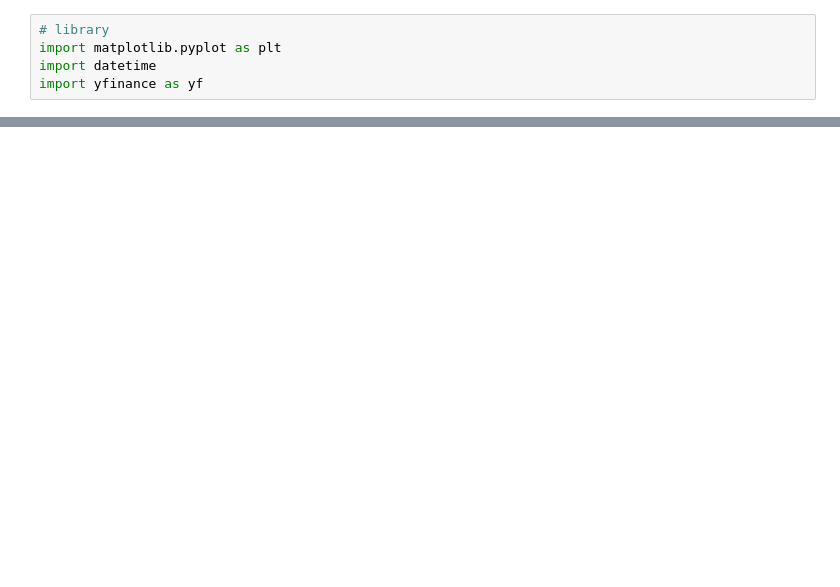
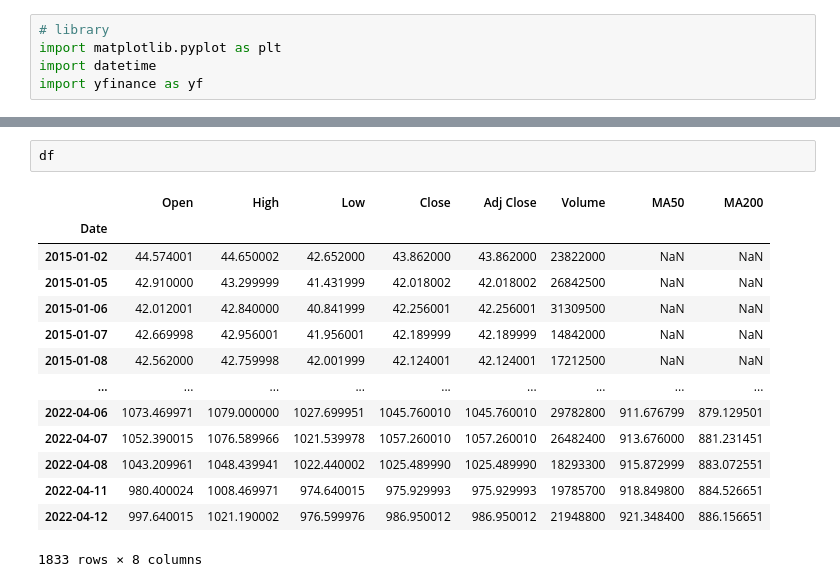
Before and after one commit to dabui99/Financial-Analysis, a Jupyter notebook: basic_analysis.ipynb, the cells around one changed output, grey strips where cells are left out. Cells and saved outputs as stored; diff of their text form; blank space fills up the shorter version.

```diff
--- a/basic_analysis.ipynb
+++ b/basic_analysis.ipynb
@@ -60,2 +55,19 @@ df['MA200'].plot(label="MA200")
+# %%
+df
+# %% [output]
+|  | Open | High | Low | Close | Adj Close | Volume | MA50 | MA200 |
+| Date |  |  |  |  |  |  |  |  |
+| 2015-01-02 | 44.574001 | 44.650002 | 42.652000 | 43.862000 | 43.862000 | 23822000 | NaN | NaN |
+| 2015-01-05 | 42.910000 | 43.299999 | 41.431999 | 42.018002 | 42.018002 | 26842500 | NaN | NaN |
+| 2015-01-06 | 42.012001 | 42.840000 | 40.841999 | 42.256001 | 42.256001 | 31309500 | NaN | NaN |
+| 2015-01-07 | 42.669998 | 42.956001 | 41.956001 | 42.189999 | 42.189999 | 14842000 | NaN | NaN |
+| 2015-01-08 | 42.562000 | 42.759998 | 42.001999 | 42.124001 | 42.124001 | 17212500 | NaN | NaN |
+| ... | ... | ... | ... | ... | ... | ... | ... | ... |
+| 2022-04-06 | 1073.469971 | 1079.000000 | 1027.699951 | 1045.760010 | 1045.760010 | 29782800 | 911.676799 | 879.129501 |
+| 2022-04-07 | 1052.390015 | 1076.589966 | 1021.539978 | 1057.260010 | 1057.260010 | 26482400 | 913.676000 | 881.231451 |
+| 2022-04-08 | 1043.209961 | 1048.439941 | 1022.440002 | 1025.489990 | 1025.489990 | 18293300 | 915.872999 | 883.072551 |
+| 2022-04-11 | 980.400024 | 1008.469971 | 974.640015 | 975.929993 | 975.929993 | 19785700 | 918.849800 | 884.526651 |
+| 2022-04-12 | 997.640015 | 1021.190002 | 976.599976 | 986.950012 | 986.950012 | 21948800 | 921.348400 | 886.156651 |
+1833 rows × 8 columns
 # %%
 # volume
```
Also changed, not shown: parts of 6 cells of this notebook, 2 other files.
